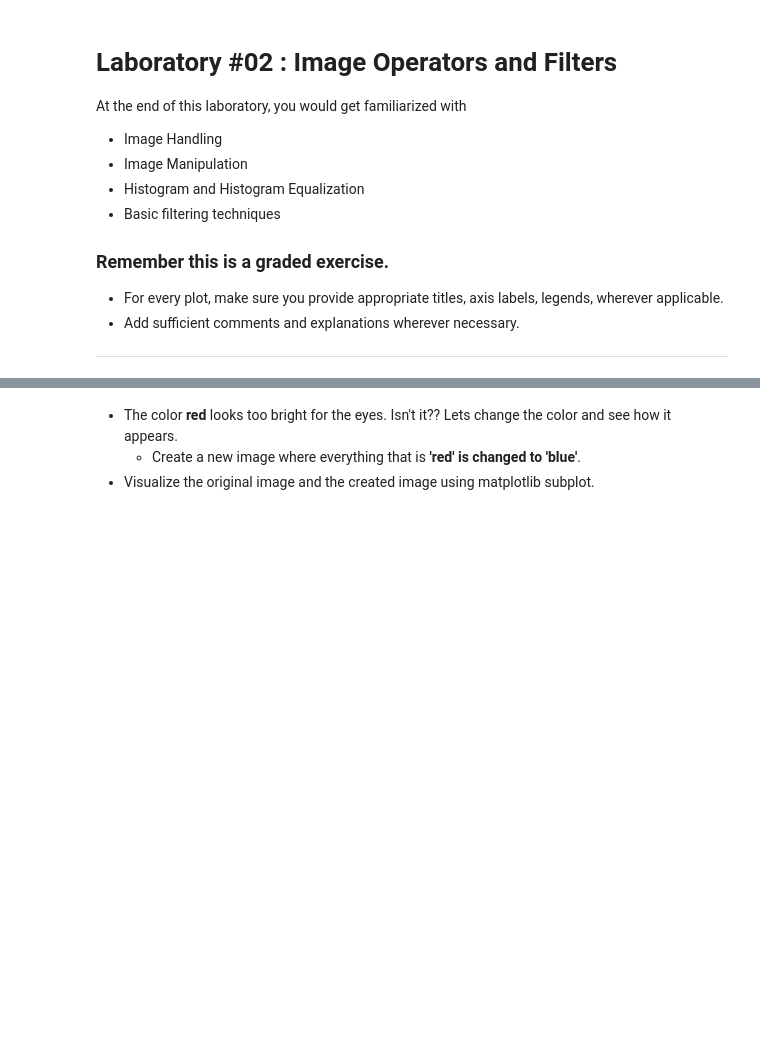
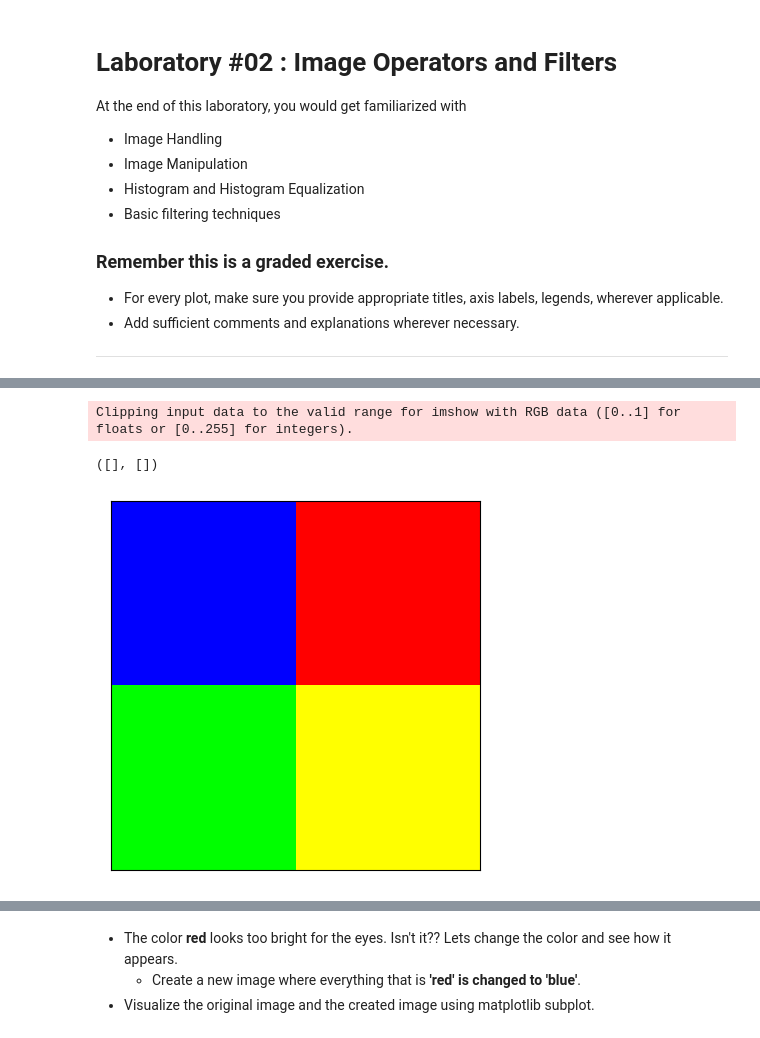
Before and after one commit to mario-rot/ComputerVisionCourse-MAI, a Jupyter notebook: Session 2/image_operators_and_filters.ipynb, the cells around one changed output, grey strips where cells are left out. Drawn from its saved outputs; the diff is of its cells as text; code cells hidden in the pictures; blank space fills up the shorter version.

```diff
--- a/Session 2/image_operators_and_filters.ipynb
+++ b/Session 2/image_operators_and_filters.ipynb
@@ -43,3 +78,17 @@ from skimage import data, exposure, filters, io, morphology
+# %%
+# solution
+# The 2D images we just created work as a single channel in a 3D RGB image,
+# also the values we set on the 2D images have the correct positioning that
+# when we stack them we get a 3D RGB image that has the same colors as the
+# square of the example
+IC = np.moveaxis(np.array([I1,I2,I3]),0,-1)
+plt.imshow(IC)
+plt.xticks([])
+plt.yticks([])
+# %% [output]
+Clipping input data to the valid range for imshow with RGB data ([0..1] for floats or [0..255] for integers).
+([], [])
+[figure, added]
 # %% [markdown]
 ### **Exercise: Color Manipulation**
 
```
Also changed, not shown: parts of 38 cells of this notebook, 3 other files.
